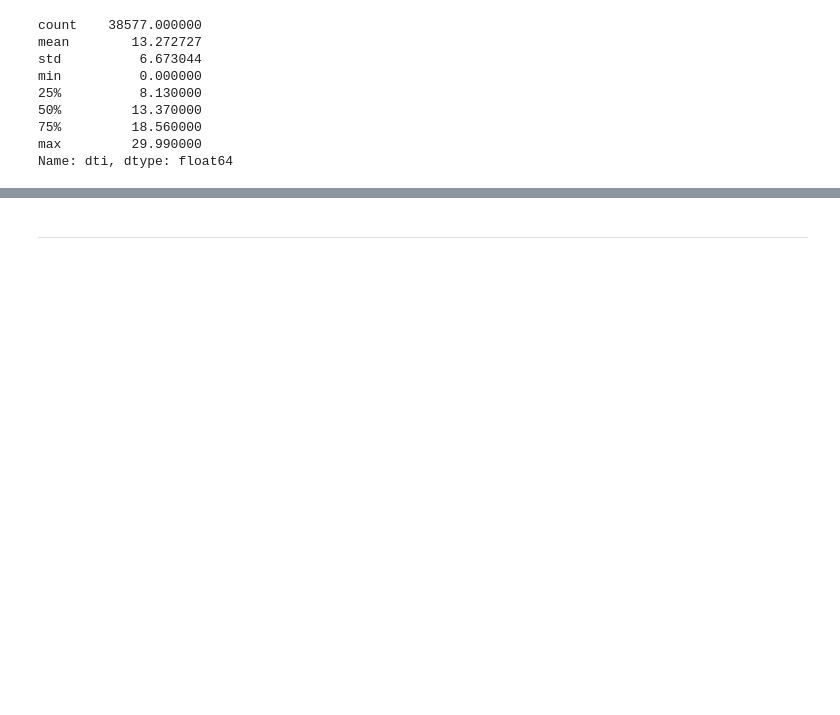
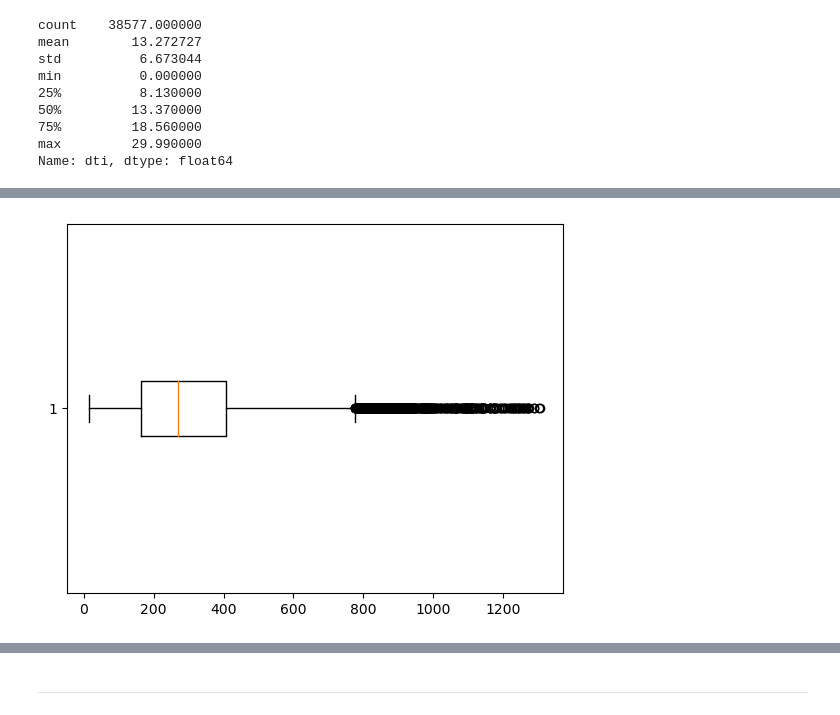
Before and after one commit to vikrampawar88/LendingClub-Case-Study, a Jupyter notebook: Vikram_Pawar.ipynb, the cells around one changed output, grey strips where cells are left out. Drawn from its saved outputs; the diff is of its cells as text; code cells hidden in the pictures; blank space fills up the shorter version.

```diff
--- a/Vikram_Pawar.ipynb
+++ b/Vikram_Pawar.ipynb
@@ -979,0 +996,5 @@ Very High   18.01  24.4
+# %%
+plt.boxplot(loan_data['installment'], vert=False)
+plt.show()
+# %% [output]
+[figure, added]
```
Also changed, not shown: parts of 52 cells of this notebook.
